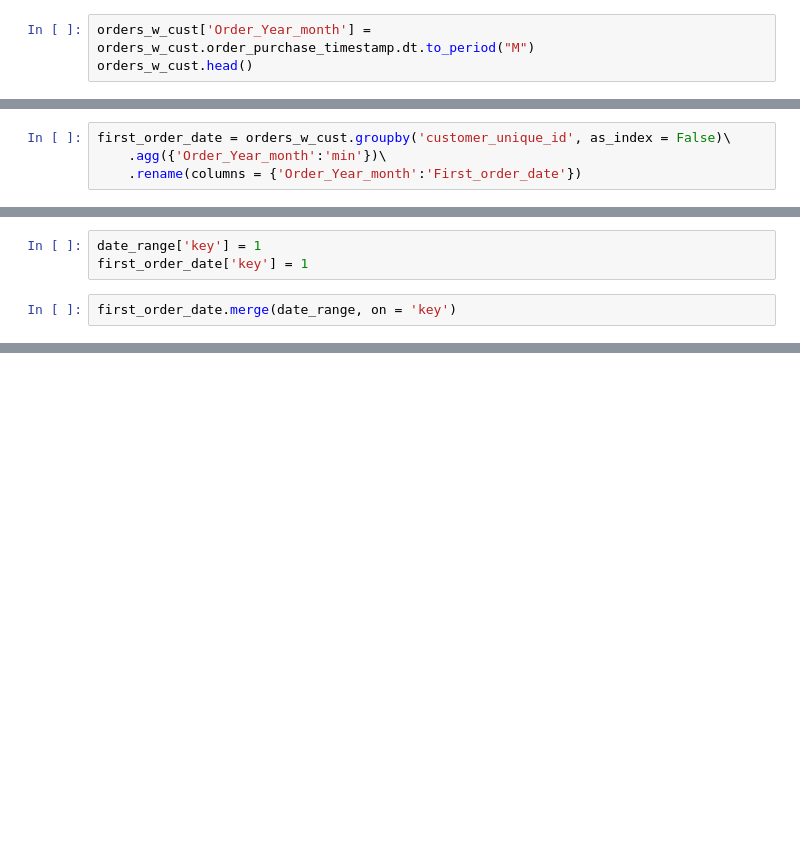
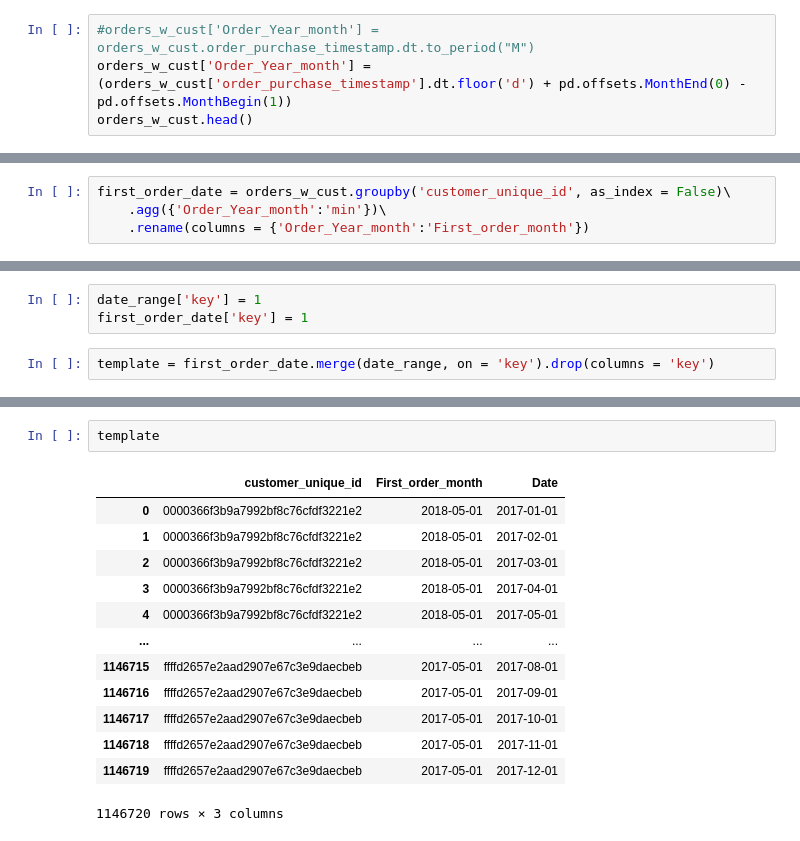
Before and after one commit to letssin/Carpov_Courses, a Jupyter notebook: 1st_project/my_first_project_notebook.ipynb, the cells around one changed output, grey strips where cells are left out. Drawn from its saved outputs; the diff is of its cells as text; blank space fills up the shorter version.

```diff
--- a/1st_project/my_first_project_notebook.ipynb
+++ b/1st_project/my_first_project_notebook.ipynb
@@ -385,7 +390,8 @@ ___
 Отчетный период - январь-декабрь<br>
 Анализируемый показатель - Retention rate
 # %%
-orders_w_cust['Order_Year_month'] = orders_w_cust.order_purchase_timestamp.dt.to_period("M")
+#orders_w_cust['Order_Year_month'] = orders_w_cust.order_purchase_timestamp.dt.to_period("M")
+orders_w_cust['Order_Year_month'] =(orders_w_cust['order_purchase_timestamp'].dt.floor('d') + pd.offsets.MonthEnd(0) - pd.offsets.MonthBegin(1))
 orders_w_cust.head()
 # %% [output]
 |  | order_id | customer_id | order_status | order_purchase_timestamp | order_approved_at | order_delivered_carrier_date | ... |
@@ -408,4 +405,4 @@ Length: 24, dtype: period[M]
 # %%
 first_order_date = orders_w_cust.groupby('customer_unique_id', as_index = False)\
     .agg({'Order_Year_month':'min'})\
-    .rename(columns = {'Order_Year_month':'First_order_date'})
+    .rename(columns = {'Order_Year_month':'First_order_month'})
@@ -524,4 +439,4 @@ date_range
 date_range['key'] = 1
 first_order_date['key'] = 1
 # %%
-first_order_date.merge(date_range, on = 'key')
+template = first_order_date.merge(date_range, on = 'key').drop(columns = 'key')
@@ -541,0 +450,16 @@ first_order_date.merge(date_range, on = 'key')
+# %%
+template
+# %% [output]
+|  | customer_unique_id | First_order_month | Date |
+| 0 | 0000366f3b9a7992bf8c76cfdf3221e2 | 2018-05-01 | 2017-01-01 |
+| 1 | 0000366f3b9a7992bf8c76cfdf3221e2 | 2018-05-01 | 2017-02-01 |
+| 2 | 0000366f3b9a7992bf8c76cfdf3221e2 | 2018-05-01 | 2017-03-01 |
+| 3 | 0000366f3b9a7992bf8c76cfdf3221e2 | 2018-05-01 | 2017-04-01 |
+| 4 | 0000366f3b9a7992bf8c76cfdf3221e2 | 2018-05-01 | 2017-05-01 |
+| ... | ... | ... | ... |
+| 1146715 | ffffd2657e2aad2907e67c3e9daecbeb | 2017-05-01 | 2017-08-01 |
+| 1146716 | ffffd2657e2aad2907e67c3e9daecbeb | 2017-05-01 | 2017-09-01 |
+| 1146717 | ffffd2657e2aad2907e67c3e9daecbeb | 2017-05-01 | 2017-10-01 |
+| 1146718 | ffffd2657e2aad2907e67c3e9daecbeb | 2017-05-01 | 2017-11-01 |
+| 1146719 | ffffd2657e2aad2907e67c3e9daecbeb | 2017-05-01 | 2017-12-01 |
+1146720 rows × 3 columns
```
Also changed, not shown: parts of 38 cells of this notebook, 3 other files.
